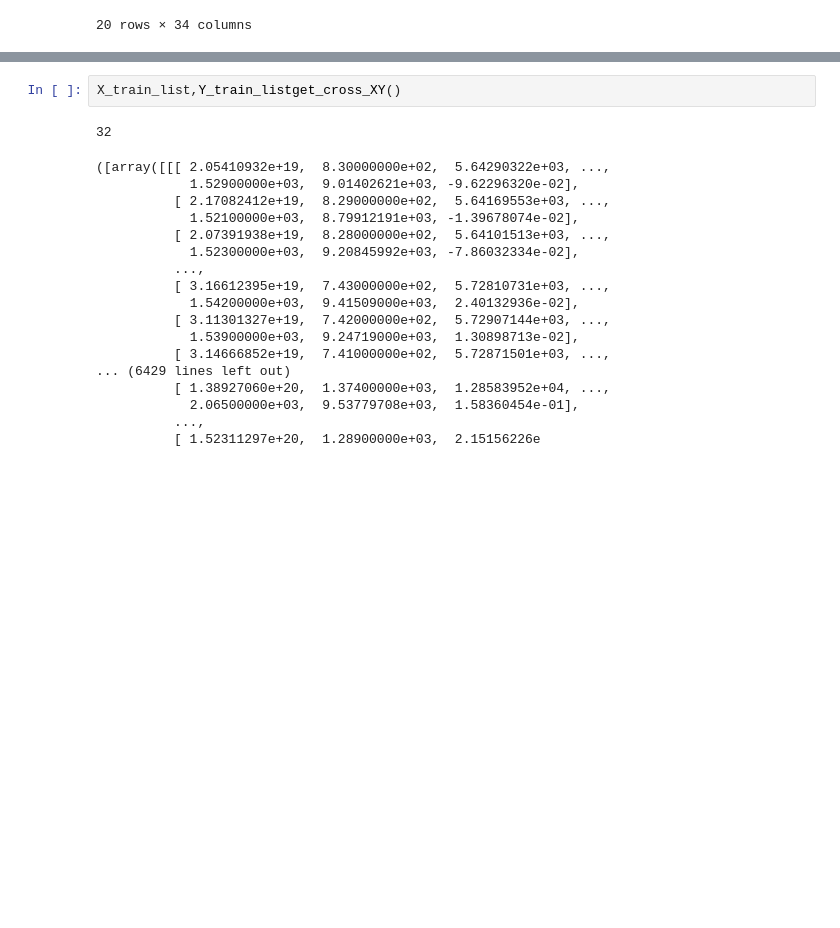
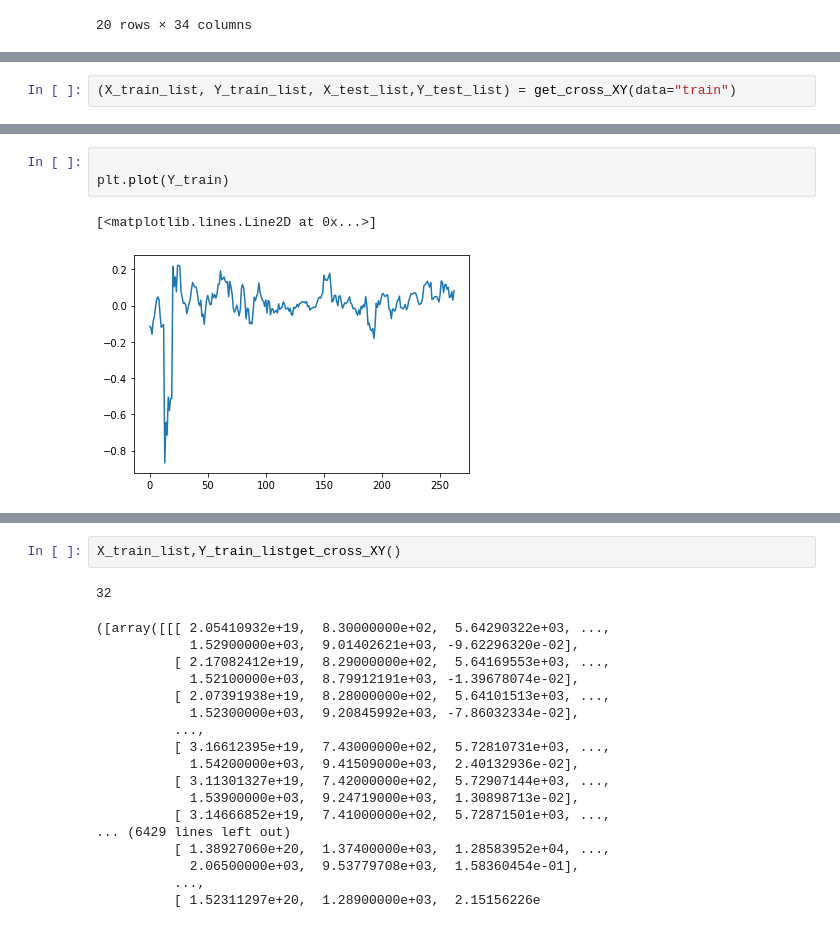
Before and after one commit to AlexandreLaizet/bitcoin_deep_learning, a Jupyter notebook: notebooks/Aloys_notebook.ipynb, the cells around one changed output, grey strips where cells are left out. Saved outputs shown, nothing was run; the diff lists cells and outputs as text; blank space fills up the shorter version.

```diff
--- a/notebooks/Aloys_notebook.ipynb
+++ b/notebooks/Aloys_notebook.ipynb
@@ -80,0 +83,2 @@ train_df.head(20)
+# %%
+(X_train_list, Y_train_list, X_test_list,Y_test_list) = get_cross_XY(data="train")
@@ -114,0 +129,6 @@ Training done
+# %%
+
+plt.plot(Y_train)
+# %% [output]
+[<matplotlib.lines.Line2D at 0x...>]
+[figure, added]
```
Also changed, not shown: parts of 13 cells of this notebook, 2 other files.
